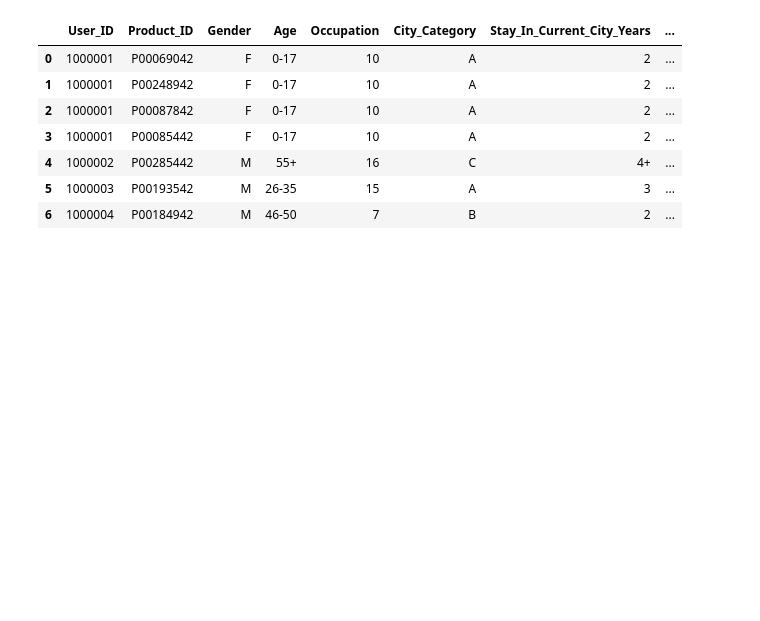
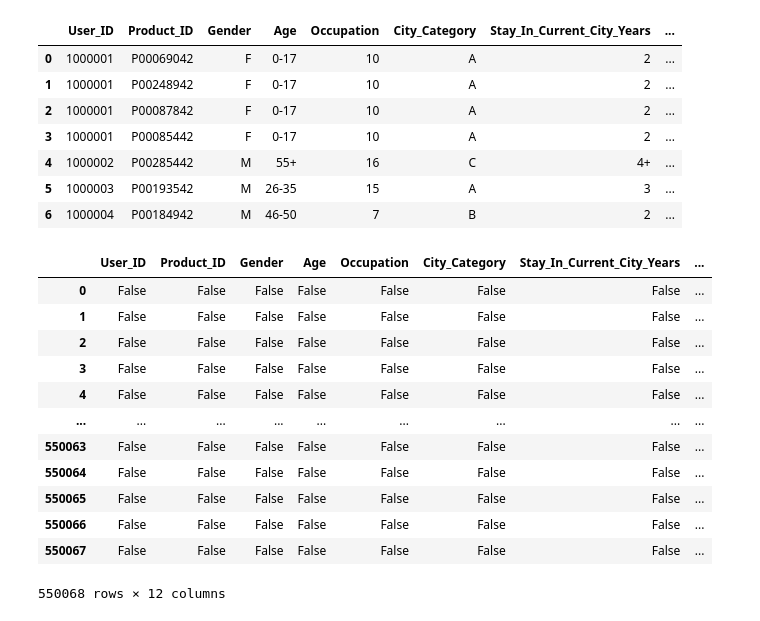
Before and after one commit to sandeepkumar96674/Data-_Analysis_using_Python, a Jupyter notebook: Basics_Practice.ipynb, the cells around one changed output. Cells and saved outputs as stored; diff of their text form; code cells hidden in the pictures; blank space fills up the shorter version.

```diff
--- a/Basics_Practice.ipynb
+++ b/Basics_Practice.ipynb
@@ -1692,3 +1692,19 @@ df.head(7)
 | 4 | 1000002 | P00285442 | M | 55+ | 16 | C | 4+ | ... |
 | 5 | 1000003 | P00193542 | M | 26-35 | 15 | A | 3 | ... |
 | 6 | 1000004 | P00184942 | M | 46-50 | 7 | B | 2 | ... |
+# %%
+df.isnull()
+# %% [output]
+|  | User_ID | Product_ID | Gender | Age | Occupation | City_Category | Stay_In_Current_City_Years | ... |
+| 0 | False | False | False | False | False | False | False | ... |
+| 1 | False | False | False | False | False | False | False | ... |
+| 2 | False | False | False | False | False | False | False | ... |
+| 3 | False | False | False | False | False | False | False | ... |
+| 4 | False | False | False | False | False | False | False | ... |
+| ... | ... | ... | ... | ... | ... | ... | ... | ... |
+| 550063 | False | False | False | False | False | False | False | ... |
+| 550064 | False | False | False | False | False | False | False | ... |
+| 550065 | False | False | False | False | False | False | False | ... |
+| 550066 | False | False | False | False | False | False | False | ... |
+| 550067 | False | False | False | False | False | False | False | ... |
+550068 rows × 12 columns
```
Also changed, not shown: parts of 1 cell of this notebook.
